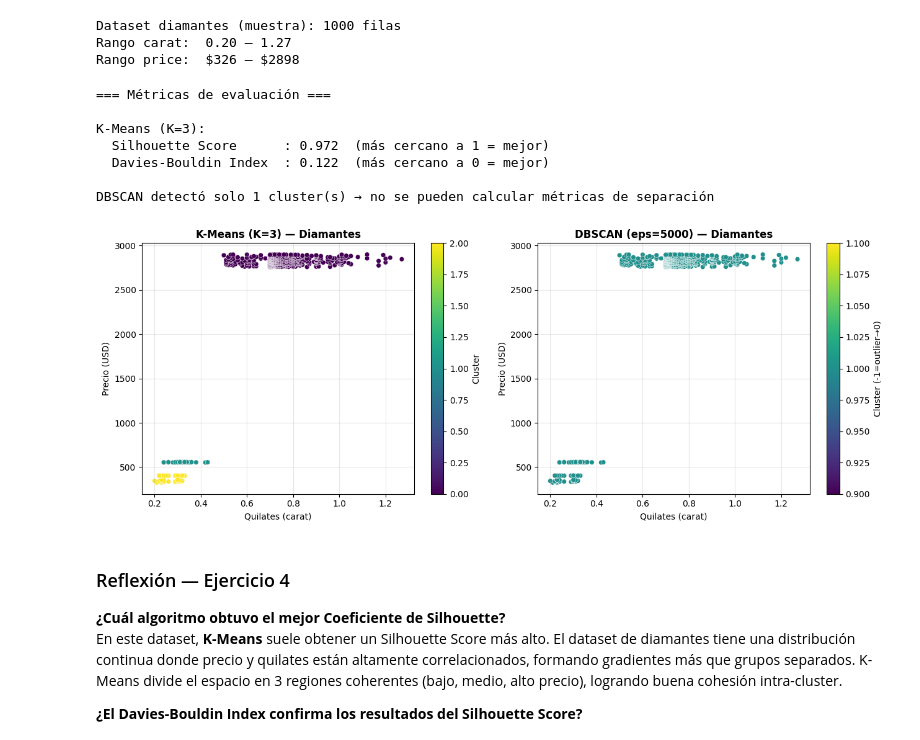
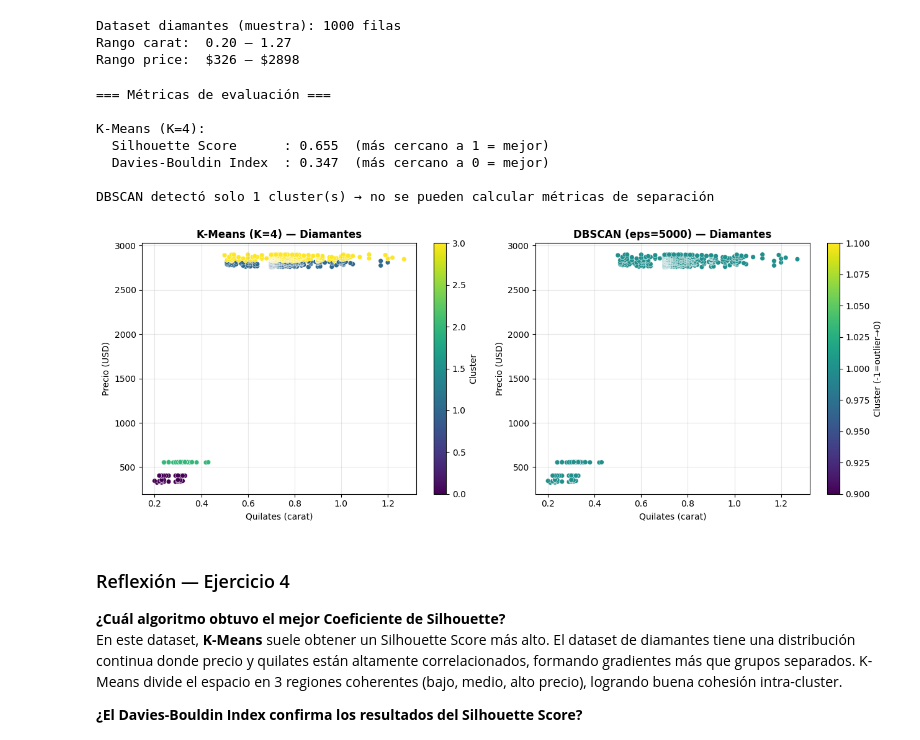
Before and after one commit to chapaman40/CIENCIA-DE-DATOS2026, a Jupyter notebook: CienciadeDatos/Mineriadedatos/Clase6.1.ipynb, the cells around one changed output. Drawn from its saved outputs; the diff is of its cells as text; code cells hidden in the pictures.

```diff
--- a/CienciadeDatos/Mineriadedatos/Clase6.1.ipynb
+++ b/CienciadeDatos/Mineriadedatos/Clase6.1.ipynb
@@ -270,7 +272,7 @@ Rango carat:  0.20 – 1.27
 Rango price:  $326 – $2898
 # %%
 # Aplicar K-Means
-kmeans = KMeans(n_clusters=3, random_state=42, n_init=10)
+kmeans = KMeans(n_clusters=4, random_state=42, n_init=10)
 labels_km = kmeans.fit_predict(X)
 
 # Aplicar DBSCAN
@@ -286,7 +288,7 @@ sil_km = silhouette_score(X, labels_km)
 db_km  = davies_bouldin_score(X, labels_km)
 
 print('=== Métricas de evaluación ===')
-print(f'\nK-Means (K=3):')
+print(f'\nK-Means (K=4):')
 print(f'  Silhouette Score      : {sil_km:.3f}  (más cercano a 1 = mejor)')
 print(f'  Davies-Bouldin Index  : {db_km:.3f}  (más cercano a 0 = mejor)')
 
@@ -303,36 +305,36 @@ else:
 # %% [output]
 === Métricas de evaluación ===
 
-K-Means (K=3):
-  Silhouette Score      : 0.972  (más cercano a 1 = mejor)
-  Davies-Bouldin Index  : 0.122  (más cercano a 0 = mejor)
+K-Means (K=4):
+  Silhouette Score      : 0.655  (más cercano a 1 = mejor)
+  Davies-Bouldin Index  : 0.347  (más cercano a 0 = mejor)
 
 DBSCAN detectó solo 1 cluster(s) → no se pueden calcular métricas de separación
 # %%
 # Visualización comparativa
 fig, axes = plt.subplots(1, 2, figsize=(13, 5))
 
 scatter0 = axes[0].scatter(X[:, 0], X[:, 1], c=labels_km, cmap='viridis',
                             s=30, edgecolors='white', linewidths=0.3)
-axes[0].set_title('K-Means (K=3) — Diamantes', fontsize=12, fontweight='bold')
+axes[0].set_title('K-Means (K=4) — Diamantes', fontsize=12, fontweight='bold')
 axes[0].set_xlabel('Quilates (carat)')
 axes[0].set_ylabel('Precio (USD)')
 axes[0].grid(alpha=0.3)
 plt.colorbar(scatter0, ax=axes[0], label='Cluster')
 
 colores_db = np.where(labels_db == -1, 0, labels_db + 1)
 scatter1 = axes[1].scatter(X[:, 0], X[:, 1], c=colores_db, cmap='viridis',
                             s=30, edgecolors='white', linewidths=0.3)
 axes[1].set_title('DBSCAN (eps=5000) — Diamantes', fontsize=12, fontweight='bold')
 axes[1].set_xlabel('Quilates (carat)')
 axes[1].set_ylabel('Precio (USD)')
 axes[1].grid(alpha=0.3)
 plt.colorbar(scatter1, ax=axes[1], label='Cluster (-1=outlier→0)')
 
 plt.tight_layout()
 plt.show()
 # %% [output]
-[figure, old version]
+[figure, new version]
 # %% [markdown]
 ### Reflexión — Ejercicio 4
 
```
Also changed, not shown: parts of 3 cells of this notebook.
